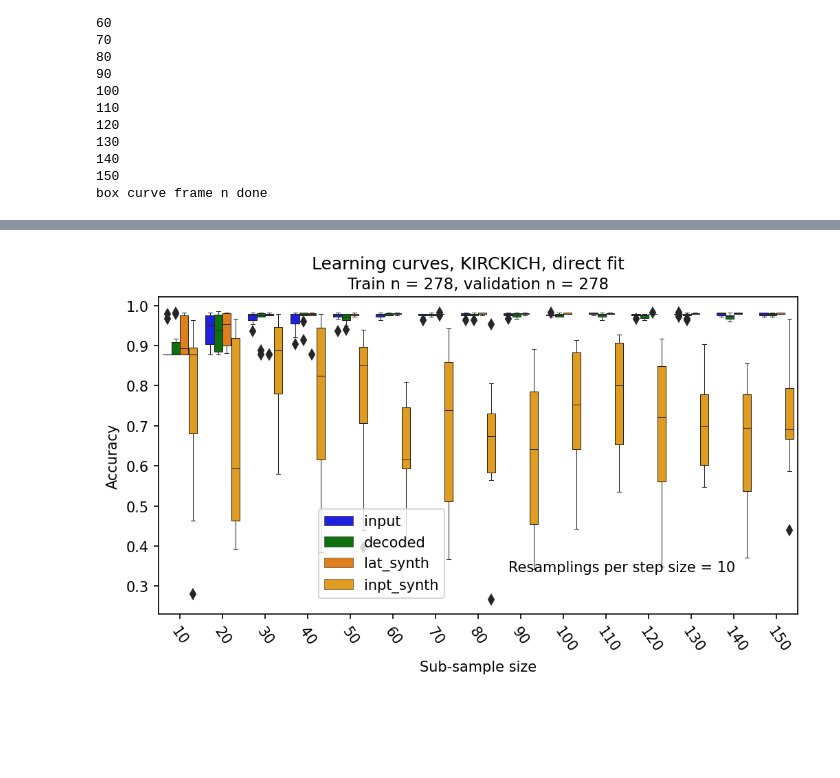
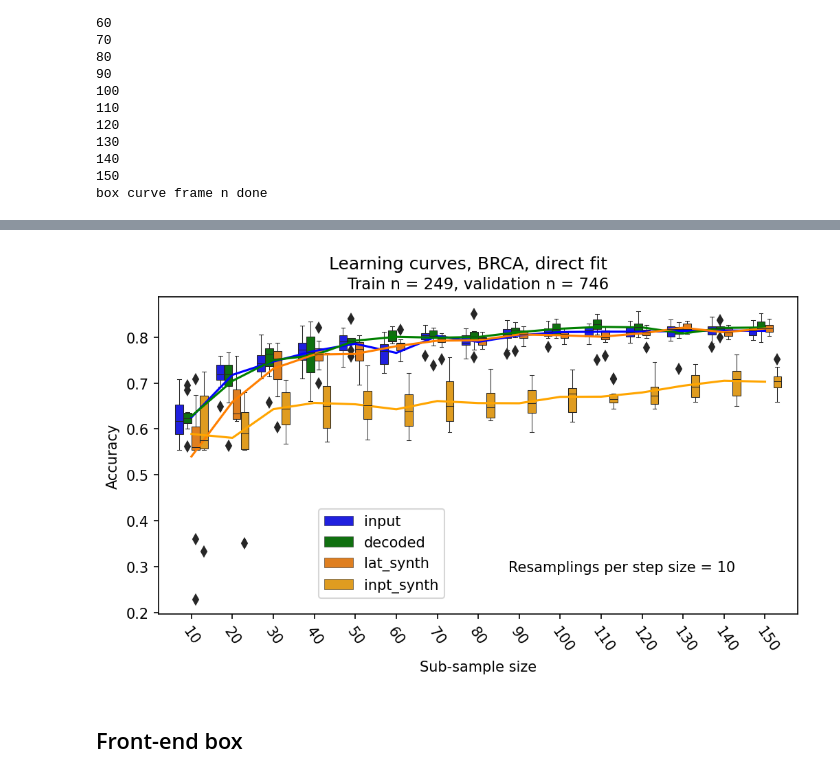
Before and after one commit to briankarlberg/synthetic_TCGA_data_gen, a Jupyter notebook: g_learning_curves/rep_0.4.ipynb, the cells around one changed output, grey strips where cells are left out. Cells and saved outputs as stored; diff of their text form; code cells hidden in the pictures; blank space fills up the shorter version.

```diff
--- a/g_learning_curves/rep_0.4.ipynb
+++ b/g_learning_curves/rep_0.4.ipynb
@@ -523,4 +429,4 @@ len (fine_tune_file)
 # %%
-trn_size = 278 # divide LGGGBM in half
+trn_size = 249 # want to take down to ~50 samples
 trn_size
 # %% [output]
@@ -549,7 +462,7 @@ repeats = 10 # to all random forest validation runs
 # %%
 # Start Replicate run here, toggle the validation split code
 # %%
-val_split = 'vs04' # Replicates TOGGGLE <---
+val_split = 'vs03' # Replicates TOGGGLE <---
 trn = fine_tune_file.sample(trn_size) # Build train and validation files from fine-tune
 val = fine_tune_file.loc[fine_tune_file[~fine_tune_file.index.isin(trn.index)].index, :]
 # %%
@@ -879,11 +794,11 @@ itr
 # Fine-tuning
 # pretrain epochs variable in memory from above, latent dim also set already at this point
 
-train_file = hold_in
+train_file = trn
 pre_trn = fit_on_file_write
-fit_on = hold_in.index.name
+fit_on = trn.index.name
 
-fine_tune_epochs = 40 # Overwrite 'NA' for this variable, from above; fine-tuning easy: 100, hard: 200
+fine_tune_epochs = 300 # Overwrite 'NA' for this variable, from above; fine-tuning easy: 100, hard: 200
 
 fit_start = time.time()
 history = vae.fit(train_file.iloc[:, 1:],  #  fit the VAE on object, toggled in the setup
@@ -907,7 +822,7 @@ plt.annotate(str(fine_tune_epochs)+' epochs'+
             horizontalalignment='left', verticalalignment='top',
             fontsize = 32
             )
-plt.annotate('Hold-in n = '+str(hold_in.shape[0]),
+plt.annotate('Fine tune n = '+str(trn.shape[0]),
             xy = (.4, .6), xycoords='figure fraction',
             horizontalalignment='left', verticalalignment='top',
             fontsize = 26
@@ -915,12 +830,12 @@ plt.annotate('Hold-in n = '+str(hold_in.shape[0]),
 
 # plt.legend(loc="lower left")
 plt.savefig(
-    'i_o/'+itr+'/fit.'+fit_on+'.epochs.'+str(fine_tune_epochs)+
+    'i_o/'+v+'/fit.'+fit_on+'.epochs.'+str(fine_tune_epochs)+
     '_pre_trained_on.'+pre_trn+'.epochs.'+str(pre_train_epochs)+
     '_latent_dim.'+str(latent_dim)+'_'+ # Do not change latent dim in the middle of transfer training
     # '_pltv-'+str(plt_v)+
     # 'fitting_epochs.'+str(epochs)+'_'+
-    feature_set+'_'+itr+
+    feature_set+'_'+v+
     '.png', bbox_inches='tight') # version 18, norm within cohort
 # plt.close()
 
@@ -938,22 +853,22 @@ latent_object = pd.DataFrame(encoder.predict(train_file.iloc[:, 1:]),
              index=train_file.index,
                 # columns=decode_df.iloc[:, 1:].columns # Columns are different because this is latent space
         )
-latent_object.index.name = hold_in.index.name
+latent_object.index.name = trn.index.name
 latent_object = pd.concat( [pd.DataFrame(y_df), latent_object] , axis =1)
 latent_object.to_csv(
-    'i_o/'+itr+'/fit.'+fit_on+'.epochs.'+str(fine_tune_epochs)+
+    'i_o/'+v+'/fit.'+fit_on+'.epochs.'+str(fine_tune_epochs)+
     '_pre_trained_on.'+pre_trn+'.epochs.'+str(pre_train_epochs)+
     '_latent_object_latent_dim.'+str(latent_dim)+
-    '_'+feature_set+'_'+itr+
+    '_'+feature_set+'_'+v+
     '.tsv',
     sep = '\t')
 # break
 decoded_labeled = pd.concat( [pd.DataFrame(y_df), decoded] , axis =1)
 decoded_labeled.to_csv(
-    'i_o/'+itr+'/fit.'+fit_on+'.epochs.'+str(fine_tune_epochs)+
+    'i_o/'+v+'/fit.'+fit_on+'.epochs.'+str(fine_tune_epochs)+
     '_pre_trained_on.'+pre_trn+'.epochs.'+str(pre_train_epochs)+
     '_decoded_obj_latent_dim.'+str(latent_dim)+
-    '_'+feature_set+'_'+itr+
+    '_'+feature_set+'_'+v+
     '.tsv',
     sep = '\t')
 
@@ -1403,7 +1341,7 @@ synth_input_full_frame.shape
 synth_input_decoded = pd.DataFrame(decoder.predict(encoder.predict(synth_input_full_frame.iloc[:, 1:])),
                        index = synth_input_full_frame.index, columns = synth_input_full_frame.iloc[:, 1:].columns)
 synth_input_decoded = pd.concat([synth_input_full_frame.iloc[:, 0], synth_input_decoded], axis = 1)
-synth_input_decoded.columns = trn.columns
+synth_input_decoded.columns = fine_tune_file.columns
 # %%
 # Synth input val
 
@@ -1664,30 +1503,40 @@ box_curve_frame.shape
 # %%
 # Box curve, hue on data_phase column
 figure(figsize=(8, 4), dpi=150)
+palette=['blue','green', plt.cm.Paired(7), 'orange']
 ax = sns.boxplot(x='step_size', y='Accuracy',
-            hue='data_phase', palette=['blue','green', plt.cm.Paired(7), 'orange'],
+            hue='data_phase', palette=palette,
             data=box_curve_frame, linewidth = .5)
+phase_list = ['input', 'decoded', 'lat_synth', 'inpt_synth']
 
+for pal_idx, phase in enumerate(phase_list):
+    mean_list = []
+    for step_size in box_curve_frame.step_size.unique():
+        phase_frame = box_curve_frame[box_curve_frame.data_phase == phase]
+        mean_list.append(mean(phase_frame[phase_frame.step_size == step_size].Accuracy))
+    plt.plot(mean_list, color = palette[pal_idx])
 plt.suptitle('Learning curves, '+trn.index.name+', direct fit')
 plt.title('Train n = '+str(len(trn))+', validation n = '+str(len(val)), fontsize = 11) # across or within cohorts
 plt.ylabel('Accuracy')
 plt.xlabel('Sub-sample size')
 plt.annotate('Resamplings per step size = '+str(resmpl_count),
                 xy=(.5, .3), xycoords='figure fraction',
                 horizontalalignment='left', verticalalignment='top',
                 )
 plt.legend(loc=(.25,.05))
 ax.set_xticklabels(ax.get_xticklabels(),rotation=-55,
                    ha='left',
                    rotation_mode='anchor'
                   )
 plt.savefig(
-    'i_o/'+v+'/'+trn.index.name+'_learning_curve_'+str(
+    'i_o/'+v+'/'+fine_tune_file.index.name+'_learning_curve_with_TCGA_pretrain_'+str(
     repeats)+'_'+val_split+'_repeats.png', bbox_inches = 'tight')
 # %% [output]
-[figure, old version]
+[figure, new version]
 # %%
 plt.annotate('Synthetic data ratio: 200%',
                 xy=(.45, .35), xycoords='figure fraction',
                 horizontalalignment='left', verticalalignment='top',
                 )
+# %% [markdown]
+## Front-end box
```
Also changed, not shown: parts of 108 cells of this notebook.
